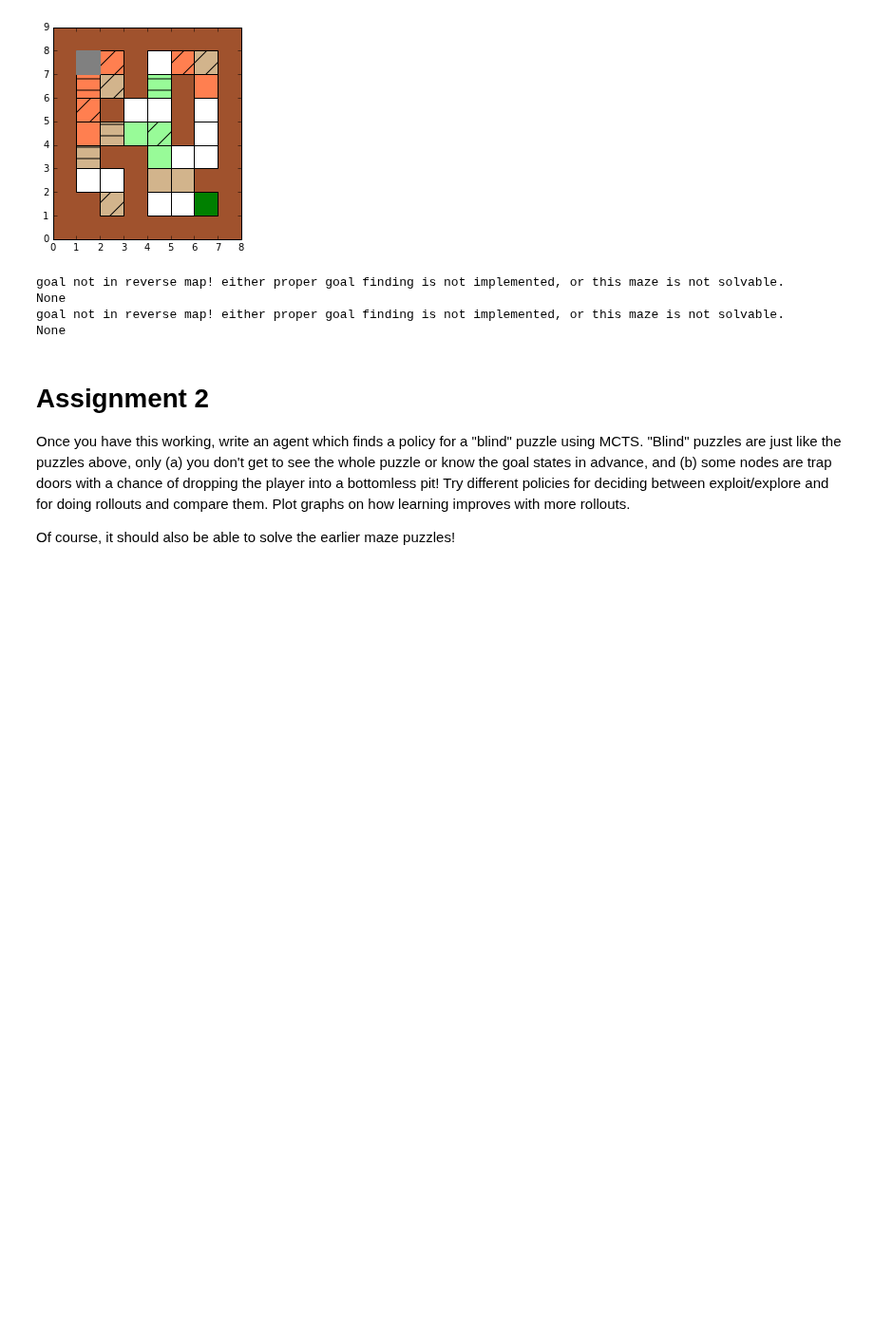
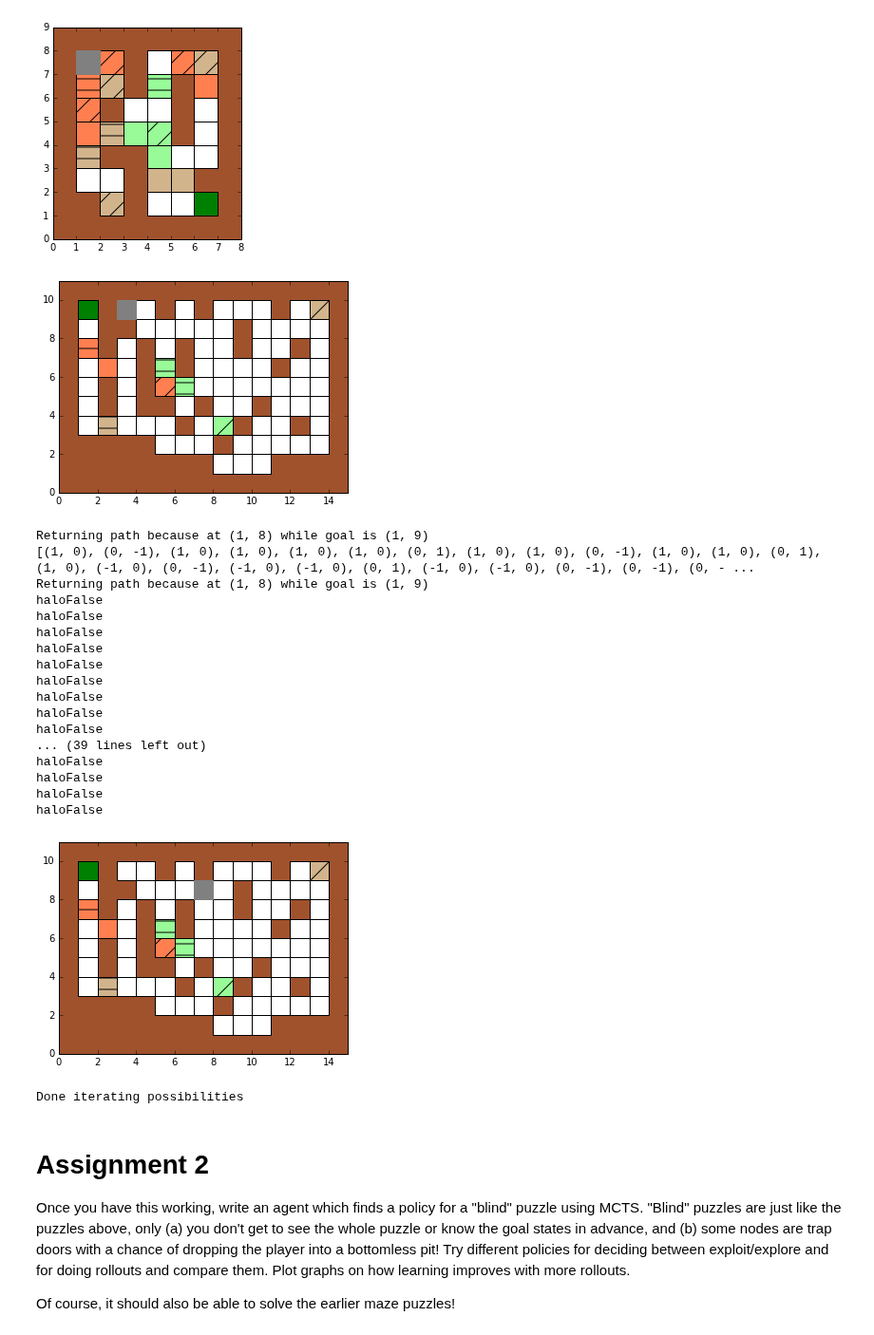
Before and after one commit to JoeOsborn/spcs-ai, a Jupyter notebook: projects/3-mazes/Galanti.ipynb, the cells around one changed output. Shown at 95% size. Cells and saved outputs as stored; diff of their text form; code cells hidden in the pictures; blank space fills up the shorter version.

```diff
--- a/projects/3-mazes/Galanti.ipynb
+++ b/projects/3-mazes/Galanti.ipynb
@@ -343,14 +381,38 @@ maze4().draw()
 # %% [output]
 [figure]
 [figure]
-# %%
-print(heuristic(maze3()))
-print(heuristic(maze4()))
-# %% [output]
-goal not in reverse map! either proper goal finding is not implemented, or this maze is not solvable.
-None
-goal not in reverse map! either proper goal finding is not implemented, or this maze is not solvable.
-None
+# %%
+#print(heuristic(maze3()))
+maze = maze3()
+maze.draw()
+print(heuristic(maze))
+for x, y in heuristic(maze):
+    print("halo" + str(maze.is_at_exit()))
+    maze.move_player(x, y)
+maze.draw()
+print("Done iterating possibilities")
+#print(heuristic(maze4()))
+# %% [output]
+[figure, added]
+Returning path because at (1, 8) while goal is (1, 9)
+[(1, 0), (0, -1), (1, 0), (1, 0), (1, 0), (1, 0), (0, 1), (1, 0), (1, 0), (0, -1), (1, 0), (1, 0), (0, 1), (1, 0), (-1, 0), (0, -1), (-1, 0), (-1, 0), (0, 1), (-1, 0), (-1, 0), (0, -1), (0, -1), (0, - ...
+Returning path because at (1, 8) while goal is (1, 9)
+haloFalse
+haloFalse
+haloFalse
+haloFalse
+haloFalse
+haloFalse
+haloFalse
+haloFalse
+haloFalse
+... (39 lines left out)
+haloFalse
+haloFalse
+haloFalse
+haloFalse
+[figure, added]
+Done iterating possibilities
 # %% [markdown]
 # Assignment 2
 
```
Also changed, not shown: parts of 8 cells of this notebook, 2 other files.
